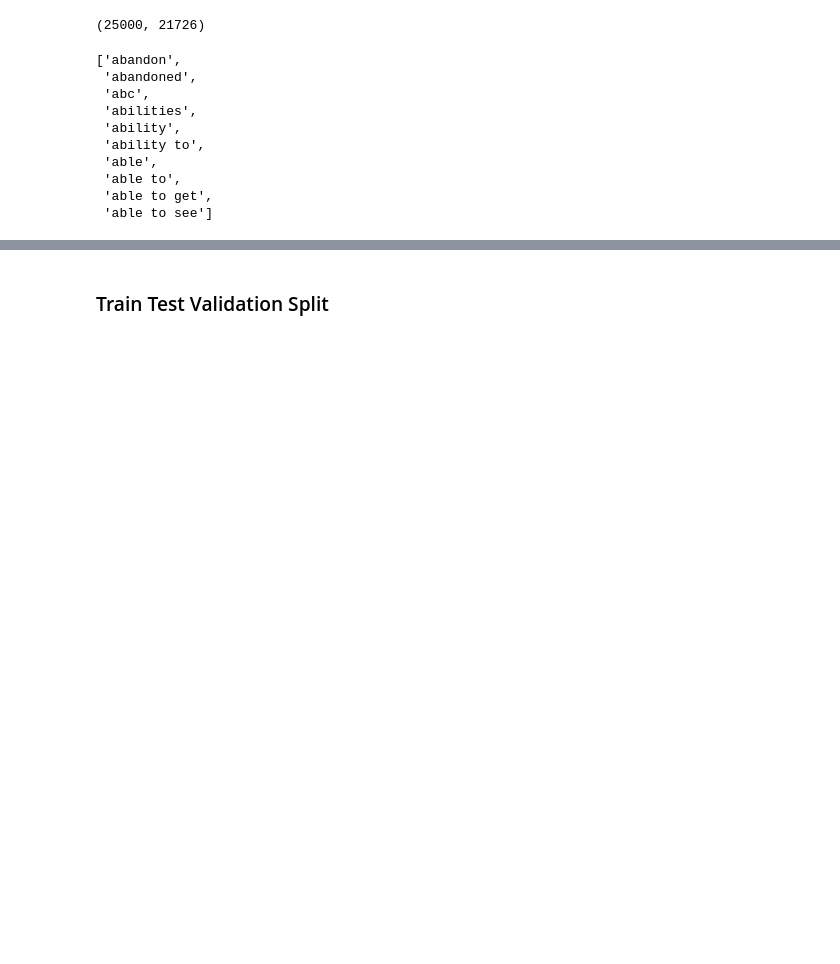
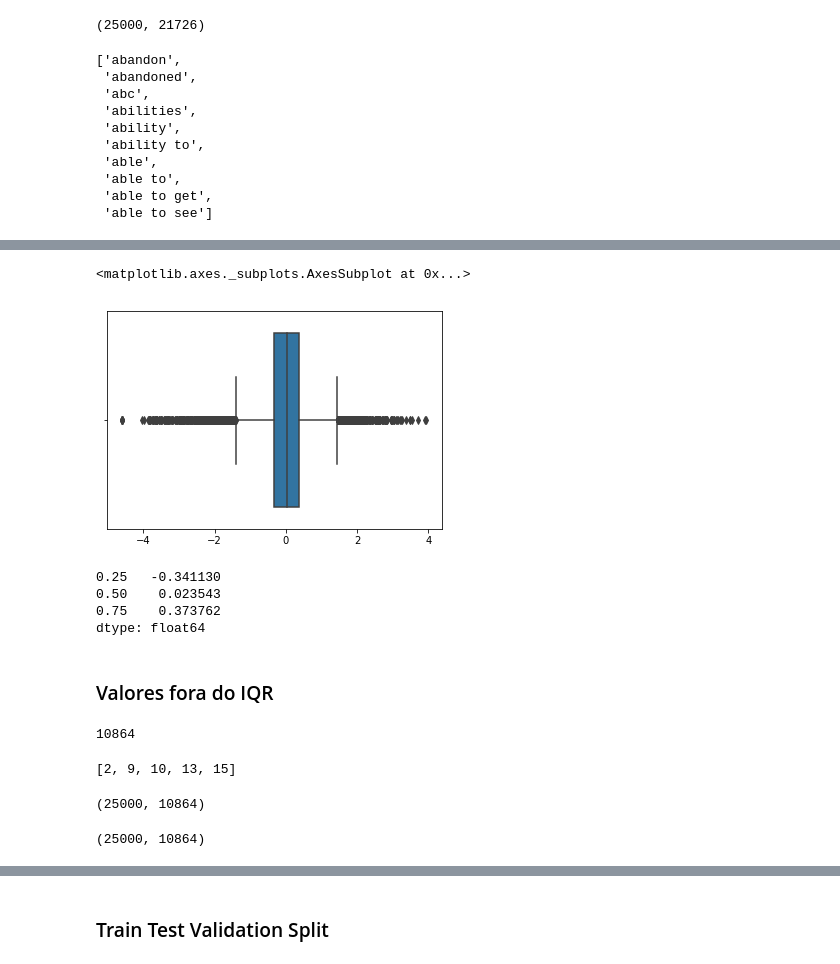
Before and after one commit to hmaas00/mini_projeto_sentiment_analysis, a Jupyter notebook: mini_projeto_sentiment_analysis.ipynb, the cells around one changed output, grey strips where cells are left out. Cells and saved outputs as stored; diff of their text form; code cells hidden in the pictures; blank space fills up the shorter version.

```diff
--- a/mini_projeto_sentiment_analysis.ipynb
+++ b/mini_projeto_sentiment_analysis.ipynb
@@ -196,0 +261,36 @@ vect.get_feature_names()[:10]
+# %%
+sns.boxplot(vet_rel.apply(lambda x: np.log(x)))
+# %% [output]
+<matplotlib.axes._subplots.AxesSubplot at 0x...>
+[figure, added]
+# %%
+#vet_rel.apply(lambda x: np.log(x)).median()
+vet_rel.apply(lambda x: np.log(x)).quantile([.25,.5,.75])
+# %% [output]
+0.25   -0.341130
+0.50    0.023543
+0.75    0.373762
+dtype: float64
+# %% [markdown]
+### Valores fora do IQR
+# %%
+indice_relevante = []
+for i, d in enumerate(vet_rel.apply(lambda x: np.log(x))):
+    if (d < -0.341130) | (d > 0.373762):
+        indice_relevante.append(i)
+len(indice_relevante)
+# %% [output]
+10864
+# %%
+indice_relevante[:5]
+# %% [output]
+[2, 9, 10, 13, 15]
+# %%
+test_df.iloc[:, indice_relevante].shape
+# %% [output]
+(25000, 10864)
+# %%
+test_df = test_df.iloc[:, indice_relevante]
+test_df.shape
+# %% [output]
+(25000, 10864)
```
Also changed, not shown: parts of 36 cells of this notebook, 1 other file.
